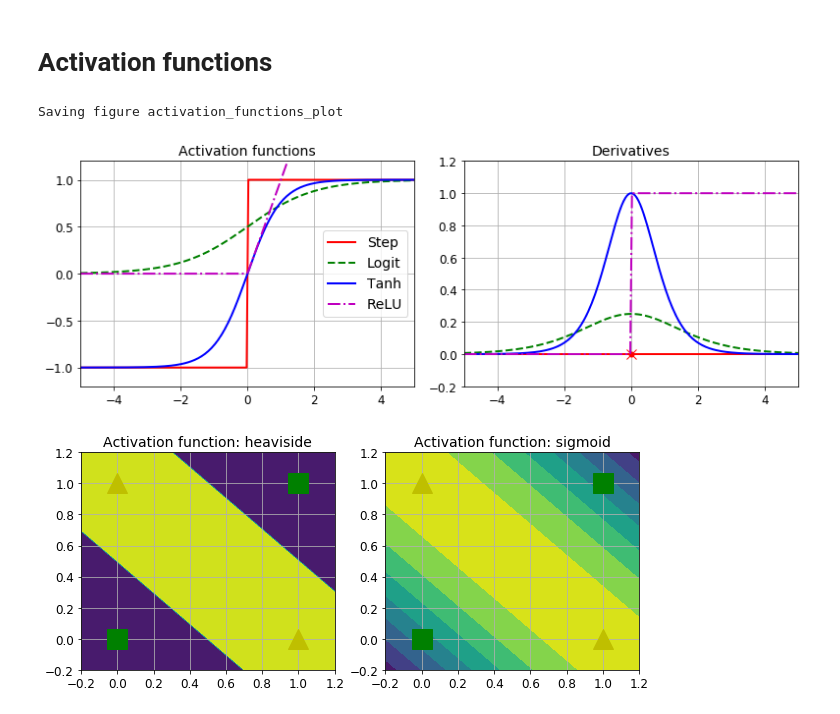
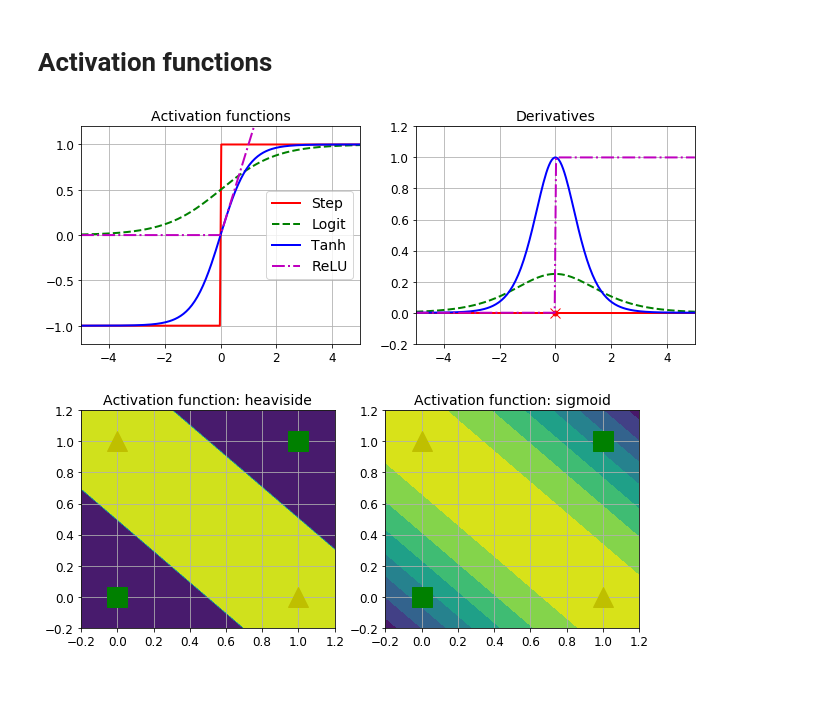
Before and after one commit to garvitkhurana/Tensorflow_tutorials, a Jupyter notebook: 03_introduction_to_artificial_neural_networks.ipynb, the cells around one changed output. Saved outputs shown, nothing was run; the diff lists cells and outputs as text; code cells hidden in the pictures; blank space fills up the shorter version.

```diff
--- a/03_introduction_to_artificial_neural_networks.ipynb
+++ b/03_introduction_to_artificial_neural_networks.ipynb
@@ -69,35 +69,32 @@ def derivative(f, z, eps=0.000001):
 # %%
 z = np.linspace(-5, 5, 200)
 
 plt.figure(figsize=(11,4))
 
 plt.subplot(121)
 plt.plot(z, np.sign(z), "r-", linewidth=2, label="Step")
 plt.plot(z, logit(z), "g--", linewidth=2, label="Logit")
 plt.plot(z, np.tanh(z), "b-", linewidth=2, label="Tanh")
 plt.plot(z, relu(z), "m-.", linewidth=2, label="ReLU")
 plt.grid(True)
 plt.legend(loc="center right", fontsize=14)
 plt.title("Activation functions", fontsize=14)
 plt.axis([-5, 5, -1.2, 1.2])
 
 plt.subplot(122)
 plt.plot(z, derivative(np.sign, z), "r-", linewidth=2, label="Step")
 plt.plot(0, 0, "ro", markersize=5)
 plt.plot(0, 0, "rx", markersize=10)
 plt.plot(z, derivative(logit, z), "g--", linewidth=2, label="Logit")
 plt.plot(z, derivative(np.tanh, z), "b-", linewidth=2, label="Tanh")
 plt.plot(z, derivative(relu, z), "m-.", linewidth=2, label="ReLU")
 plt.grid(True)
 #plt.legend(loc="center right", fontsize=14)
 plt.title("Derivatives", fontsize=14)
 plt.axis([-5, 5, -0.2, 1.2])
-
-save_fig("activation_functions_plot")
 plt.show()
 # %% [output]
-Saving figure activation_functions_plot
-[figure, old version]
+[figure, new version]
 # %%
 def heaviside(z):
     return (z >= 0).astype(z.dtype)
```
Also changed, not shown: parts of 12 cells of this notebook.
